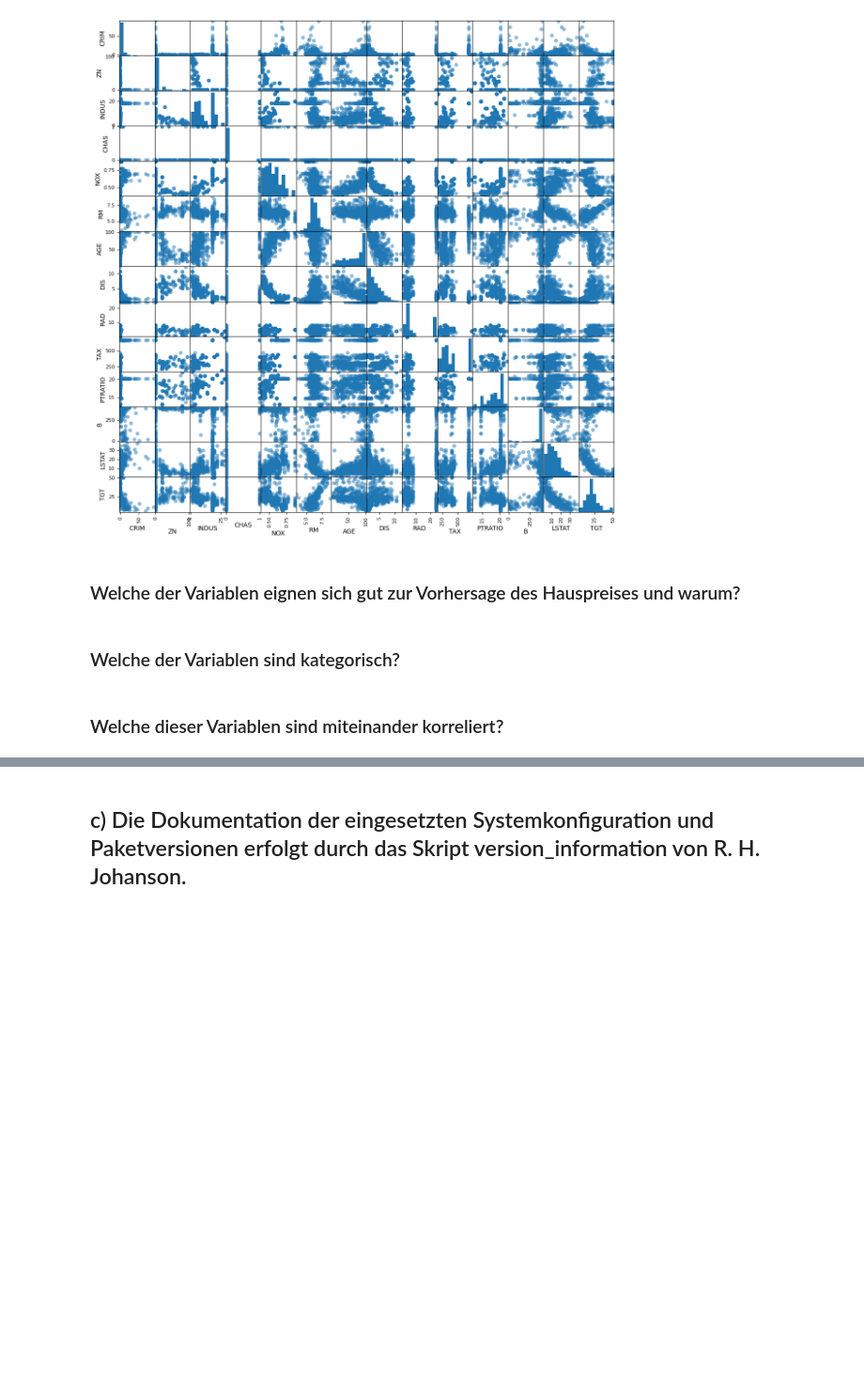
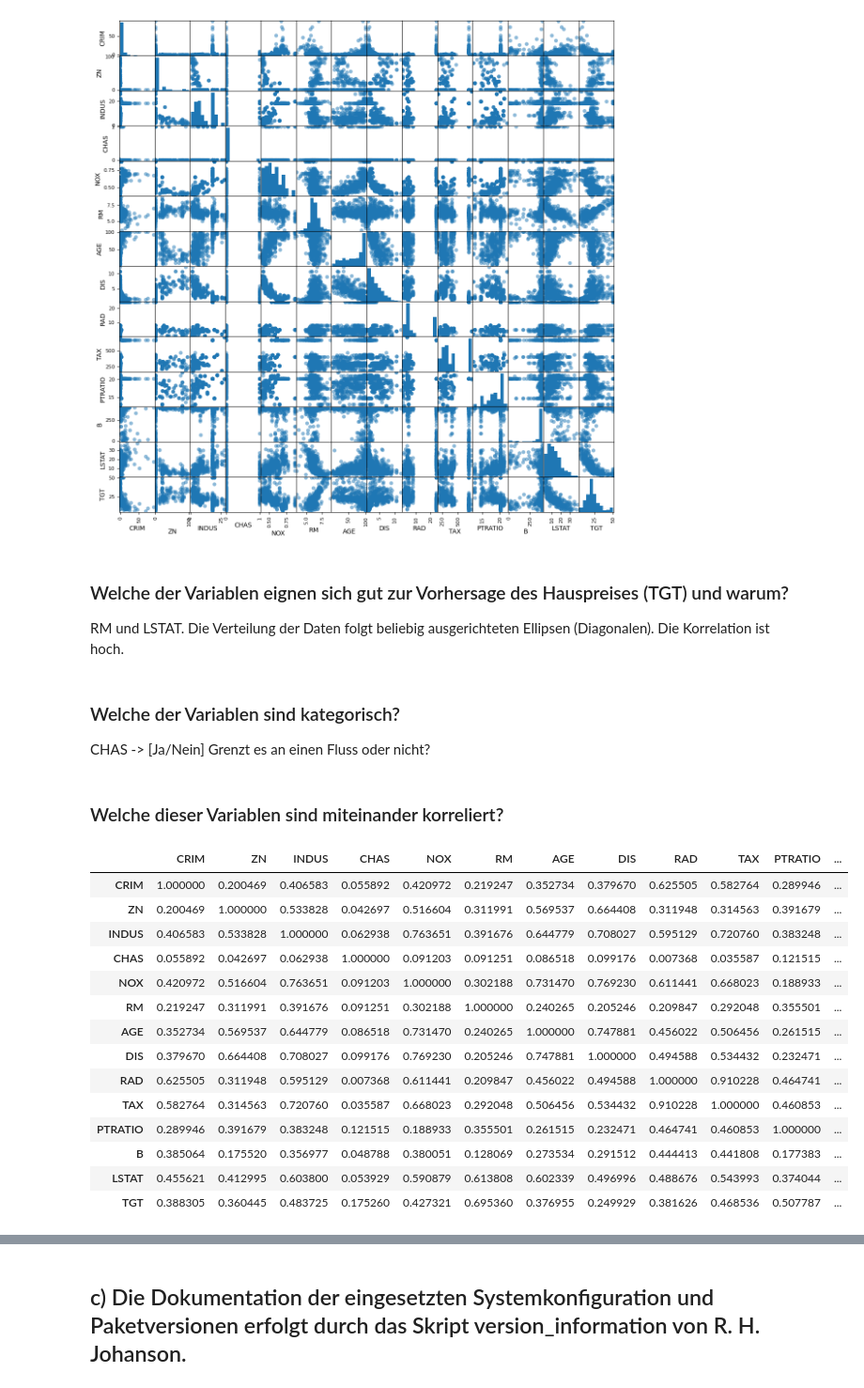
Before and after one commit to KrasserKai/Maschinelles-Lernen-Deep-Learning, a Jupyter notebook: Aufgabe 1/Aufgabe1_1.ipynb, the cells around one changed output, grey strips where cells are left out. Shown: that part at 94% size. Cells and saved outputs as stored; diff of their text form; code cells hidden in the pictures; blank space fills up the shorter version.

```diff
--- a/Aufgabe 1/Aufgabe1_1.ipynb
+++ b/Aufgabe 1/Aufgabe1_1.ipynb
@@ -80,10 +80,33 @@ pd.plotting.scatter_matrix(boston, figsize=(14,14), marker='o');
 # %% [output]
 [figure]
 # %% [markdown]
-### Welche der Variablen eignen sich gut zur Vorhersage des Hauspreises und warum?
+### Welche der Variablen eignen sich gut zur Vorhersage des Hauspreises (TGT) und warum?
+RM und LSTAT. Die Verteilung der Daten folgt beliebig ausgerichteten Ellipsen (Diagonalen). Die Korrelation ist hoch.
 # %% [markdown]
 ### Welche der Variablen sind kategorisch?
+CHAS -> [Ja/Nein] Grenzt es an einen Fluss oder nicht?
-# %% [markdown]
-### Welche dieser Variablen sind miteinander korreliert?
+# %% [markdown]
+### Welche dieser Variablen sind miteinander korreliert?
+# %%
+def color_yes_no(v):
+    return f"color: green;" if v > 0.5 else f"color: red;"
+df = pd.DataFrame(boston.corr().abs())
+df.style.map(color_yes_no)
+# %% [output]
+|  | CRIM | ZN | INDUS | CHAS | NOX | RM | AGE | DIS | RAD | TAX | PTRATIO | ... |
+| CRIM | 1.000000 | 0.200469 | 0.406583 | 0.055892 | 0.420972 | 0.219247 | 0.352734 | 0.379670 | 0.625505 | 0.582764 | 0.289946 | ... |
+| ZN | 0.200469 | 1.000000 | 0.533828 | 0.042697 | 0.516604 | 0.311991 | 0.569537 | 0.664408 | 0.311948 | 0.314563 | 0.391679 | ... |
+| INDUS | 0.406583 | 0.533828 | 1.000000 | 0.062938 | 0.763651 | 0.391676 | 0.644779 | 0.708027 | 0.595129 | 0.720760 | 0.383248 | ... |
+| CHAS | 0.055892 | 0.042697 | 0.062938 | 1.000000 | 0.091203 | 0.091251 | 0.086518 | 0.099176 | 0.007368 | 0.035587 | 0.121515 | ... |
+| NOX | 0.420972 | 0.516604 | 0.763651 | 0.091203 | 1.000000 | 0.302188 | 0.731470 | 0.769230 | 0.611441 | 0.668023 | 0.188933 | ... |
+| RM | 0.219247 | 0.311991 | 0.391676 | 0.091251 | 0.302188 | 1.000000 | 0.240265 | 0.205246 | 0.209847 | 0.292048 | 0.355501 | ... |
+| AGE | 0.352734 | 0.569537 | 0.644779 | 0.086518 | 0.731470 | 0.240265 | 1.000000 | 0.747881 | 0.456022 | 0.506456 | 0.261515 | ... |
+| DIS | 0.379670 | 0.664408 | 0.708027 | 0.099176 | 0.769230 | 0.205246 | 0.747881 | 1.000000 | 0.494588 | 0.534432 | 0.232471 | ... |
+| RAD | 0.625505 | 0.311948 | 0.595129 | 0.007368 | 0.611441 | 0.209847 | 0.456022 | 0.494588 | 1.000000 | 0.910228 | 0.464741 | ... |
+| TAX | 0.582764 | 0.314563 | 0.720760 | 0.035587 | 0.668023 | 0.292048 | 0.506456 | 0.534432 | 0.910228 | 1.000000 | 0.460853 | ... |
+| PTRATIO | 0.289946 | 0.391679 | 0.383248 | 0.121515 | 0.188933 | 0.355501 | 0.261515 | 0.232471 | 0.464741 | 0.460853 | 1.000000 | ... |
+| B | 0.385064 | 0.175520 | 0.356977 | 0.048788 | 0.380051 | 0.128069 | 0.273534 | 0.291512 | 0.444413 | 0.441808 | 0.177383 | ... |
+| LSTAT | 0.455621 | 0.412995 | 0.603800 | 0.053929 | 0.590879 | 0.613808 | 0.602339 | 0.496996 | 0.488676 | 0.543993 | 0.374044 | ... |
+| TGT | 0.388305 | 0.360445 | 0.483725 | 0.175260 | 0.427321 | 0.695360 | 0.376955 | 0.249929 | 0.381626 | 0.468536 | 0.507787 | ... |
 # %% [markdown]
 ### Welche sind daher Kandidaten, die man evtl. weglassen könnte?
```
Also changed, not shown: parts of 2 cells of this notebook, 1 other file.
